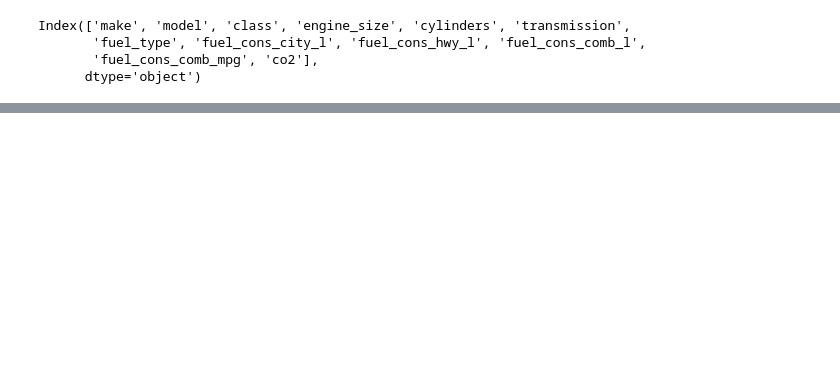
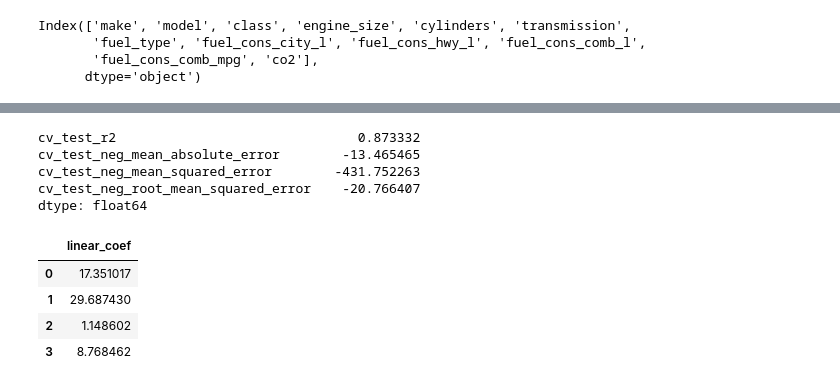
Before and after one commit to ssamiyavuzz/CO2-Emission-Project, a Jupyter notebook: CO2_Emission_Project.ipynb, the cells around one changed output, grey strips where cells are left out. Saved outputs shown, nothing was run; the diff lists cells and outputs as text; code cells hidden in the pictures; blank space fills up the shorter version.

```diff
--- a/CO2_Emission_Project.ipynb
+++ b/CO2_Emission_Project.ipynb
@@ -458,0 +446,20 @@ lm_df
+# %%
+cv_df = pd.DataFrame(scores, index=range(1, 6)).add_prefix("cv_")
+cv_df.iloc[:, 2:].mean()
+# %% [output]
+cv_test_r2                               0.873332
+cv_test_neg_mean_absolute_error        -13.465465
+cv_test_neg_mean_squared_error        -431.752263
+cv_test_neg_root_mean_squared_error    -20.766407
+dtype: float64
+# %%
+# Linear Models Coef
+
+lm_df = pd.DataFrame(lm.coef_, columns = ["linear_coef"])
+lm_df
+# %% [output]
+|  | linear_coef |
+| 0 | 17.351017 |
+| 1 | 29.687430 |
+| 2 | 1.148602 |
+| 3 | 8.768462 |
```
Also changed, not shown: parts of 47 cells of this notebook.
